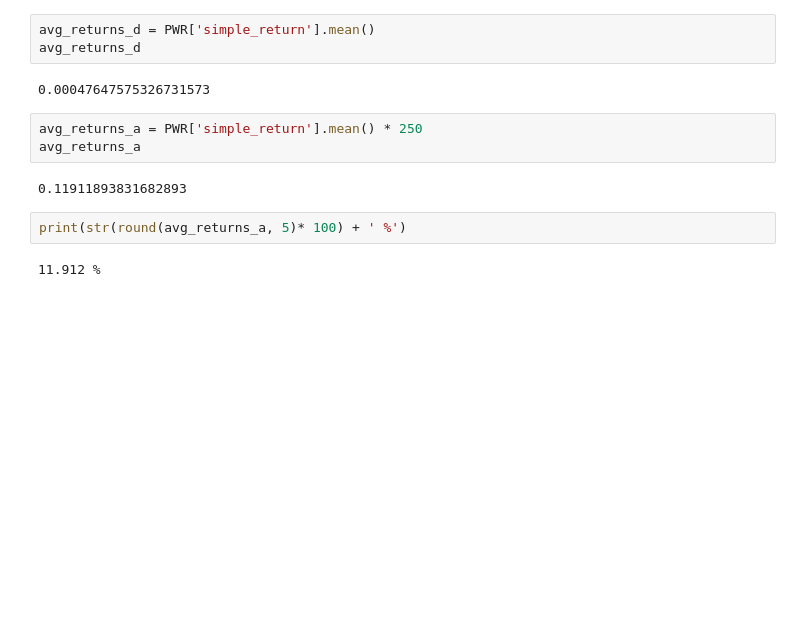
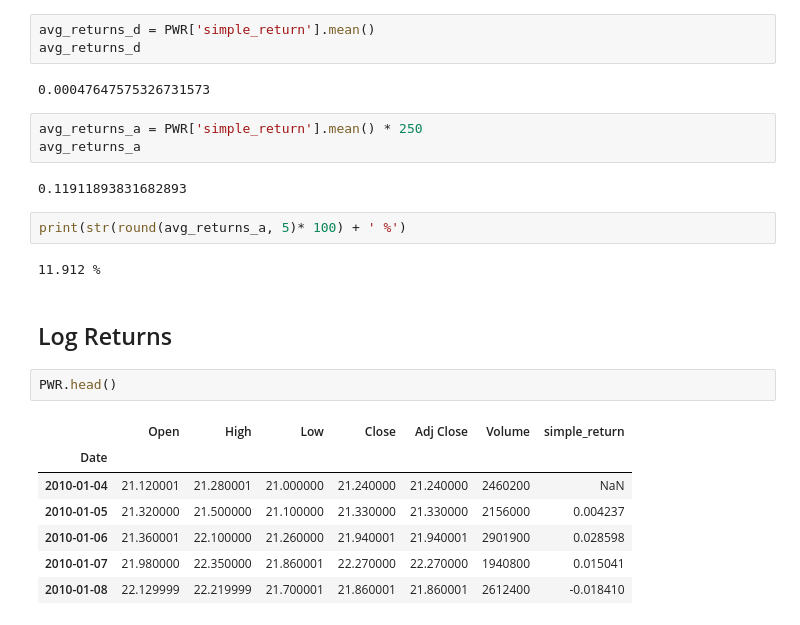
Before and after one commit to jefedeltejas/pythonFinance, a Jupyter notebook: Simple_returns_pt1.ipynb, the cells around one changed output. Drawn from its saved outputs; the diff is of its cells as text; blank space fills up the shorter version.

```diff
--- a/Simple_returns_pt1.ipynb
+++ b/Simple_returns_pt1.ipynb
@@ -64,3 +64,15 @@ avg_returns_a
 print(str(round(avg_returns_a, 5)* 100) + ' %')
 # %% [output]
 11.912 %
+# %% [markdown]
+## Log Returns
+# %%
+PWR.head()
+# %% [output]
+|  | Open | High | Low | Close | Adj Close | Volume | simple_return |
+| Date |  |  |  |  |  |  |  |
+| 2010-01-04 | 21.120001 | 21.280001 | 21.000000 | 21.240000 | 21.240000 | 2460200 | NaN |
+| 2010-01-05 | 21.320000 | 21.500000 | 21.100000 | 21.330000 | 21.330000 | 2156000 | 0.004237 |
+| 2010-01-06 | 21.360001 | 22.100000 | 21.260000 | 21.940001 | 21.940001 | 2901900 | 0.028598 |
+| 2010-01-07 | 21.980000 | 22.350000 | 21.860001 | 22.270000 | 22.270000 | 1940800 | 0.015041 |
+| 2010-01-08 | 22.129999 | 22.219999 | 21.700001 | 21.860001 | 21.860001 | 2612400 | -0.018410 |
```
Also changed, not shown: parts of 5 cells of this notebook.
